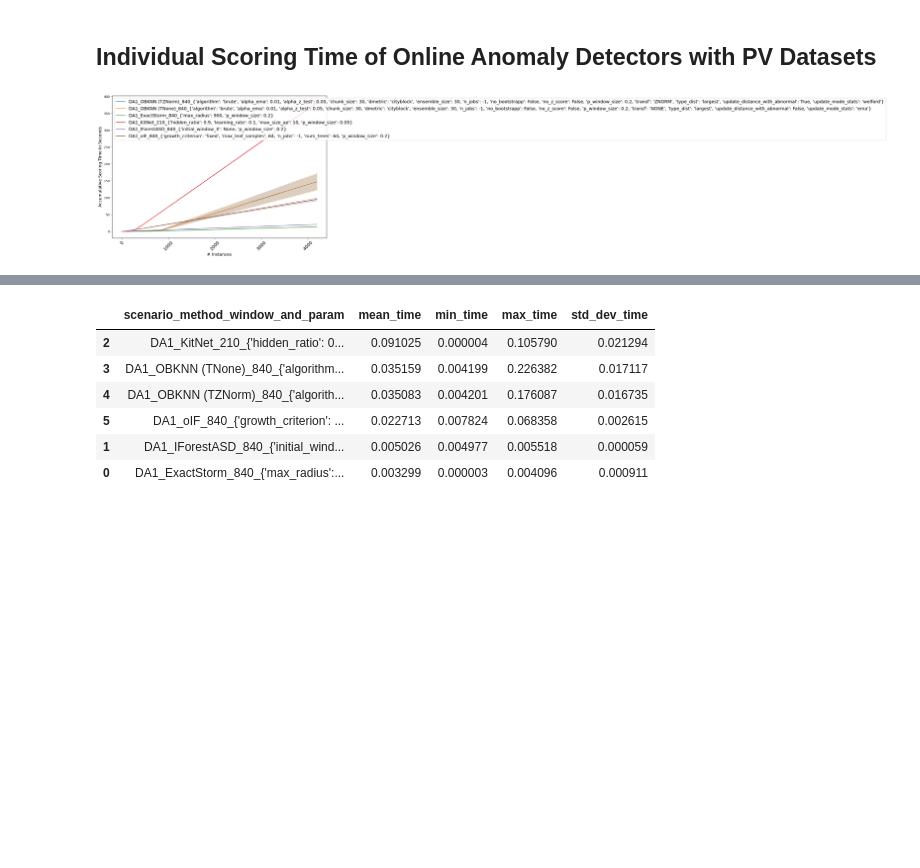
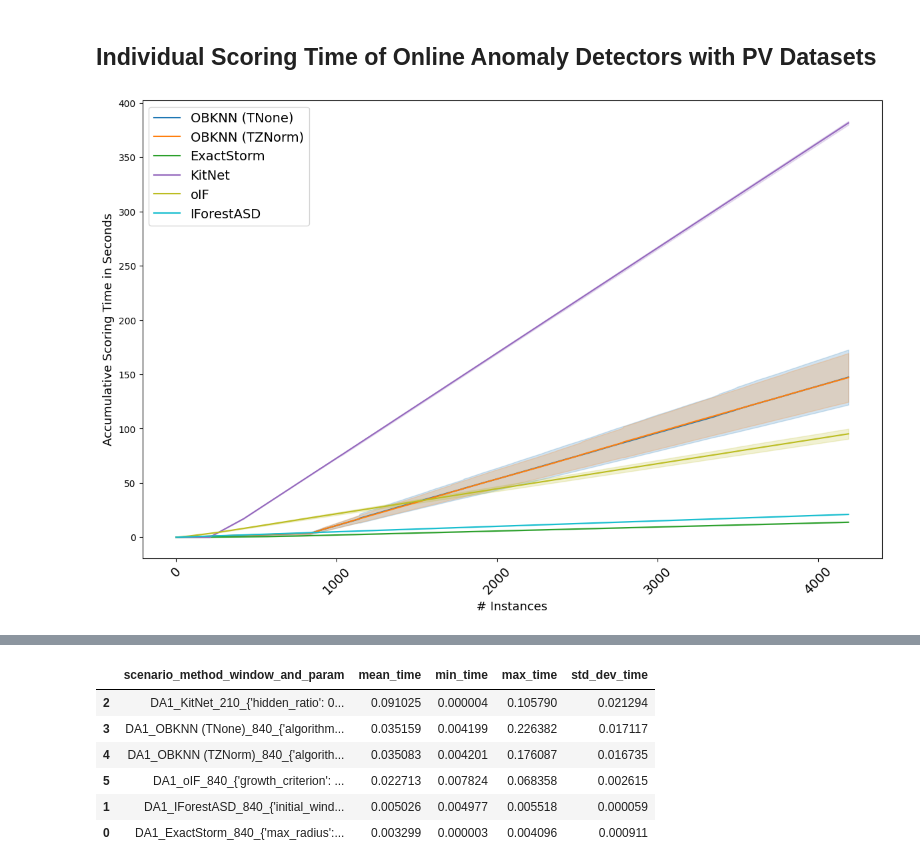
Before and after one commit to nirojasva/spectral-benchmark-bv4, a Jupyter notebook: notebooks/2_DA_Individual_Score_PV_Sources.ipynb, the cells around one changed output, grey strips where cells are left out. Saved outputs shown, nothing was run; the diff lists cells and outputs as text; code cells hidden in the pictures; blank space fills up the shorter version.

```diff
--- a/notebooks/2_DA_Individual_Score_PV_Sources.ipynb
+++ b/notebooks/2_DA_Individual_Score_PV_Sources.ipynb
@@ -298,11 +289,16 @@ drift_start = pd.to_datetime('15:50').replace(year=2025, month=6, day=9)
 drift_end = pd.to_datetime('16:10').replace(year=2025, month=6, day=9)
 
 for m, color in zip(tecnique, color_list):
+    save_name = m.split('_')[1] if '_' in m else m
+    color = color_map.get(save_name)
+
+
     print(f"Plotting method: {m}")
     fig, ax1 = plt.subplots(figsize=(12, 8))
 
     method_data = average_results[(average_results[acol] == m)].copy()
     N = len(method_data) - 1000
+    #N = len(method_data) - int(method_data['window_size'].iloc[0])
     method_data = method_data.tail(N)
 
     # 1. Plot Score medio
@@ -338,8 +334,8 @@ for m, color in zip(tecnique, color_list):
     ax1.set_xlabel('Time', fontsize=FONTSIZE_SEC)
     ax1.set_ylabel('Average Score in Time', fontsize=FONTSIZE_SEC)
 
-    title_name = m.split('_')[1] if '_' in m else m
-    ax1.set_title(f"Score for {title_name}", fontsize=FONTSIZE_SEC)
+
+    ax1.set_title(f"Score for {save_name}", fontsize=FONTSIZE_SEC)
 
     ax2.set_ylabel('Ground Truth', fontsize=FONTSIZE_SEC)
     ax2.set_ylim(0, 1.05)
@@ -350,7 +346,7 @@ for m, color in zip(tecnique, color_list):
     plt.xticks(rotation=45, fontsize=FONTSIZE_MAIN)
     plt.tight_layout()
 
-    save_name = m.split('_')[1] if '_' in m else m
+
     plt.savefig(current_dir / 'notebooks' / 'score_functions' / f"{COD_SCENARIO}_score_{save_name}.pdf", format="pdf")
     plt.show()
 # %% [output]
@@ -369,6 +365,9 @@ Plotting method: DA1_oIF_840_{'growth_criterion': 'fixed', 'max_leaf_samples': 6
 # %%
 
 for m, color in zip(tecnique, color_list):
+    save_name = m.split('_')[1] if '_' in m else m
+    color = color_map.get(save_name)
+
     # Plot ROC Curve
     plt.figure(figsize=(12, 5))
     f_method_data = final_df[final_df[acol] == m]
@@ -379,7 +378,8 @@ for m, color in zip(tecnique, color_list):
         # Filter data for the current method and iteration
         method_data = f_method_data[f_method_data['iteration'] == i]
 
-        N = len(method_data) - int(method_data['window_size'].iloc[0])
+        #N = len(method_data) - int(method_data['window_size'].iloc[0])
+        N = len(method_data) - 1000
         # Apply the filter
         method_data = method_data.tail(N)
 
@@ -404,7 +404,7 @@ for m, color in zip(tecnique, color_list):
         plt.plot([0, 1], [0, 1], color='gray', linestyle='--')
         plt.xlabel('False Positive Rate', fontsize=FONTSIZE_SEC)
         plt.ylabel('True Positive Rate', fontsize=FONTSIZE_SEC)
-        plt.title(f'ROC Curve for {m}', fontsize=FONTSIZE_SEC)
+        plt.title(f'ROC Curve for {save_name}', fontsize=FONTSIZE_SEC)
         plt.legend(loc='lower right', fontsize=FONTSIZE_MAIN)
 
         # Plot Precision-Recall Curve
@@ -414,7 +414,7 @@ for m, color in zip(tecnique, color_list):
 
         plt.xlabel('Recall', fontsize=FONTSIZE_SEC)
         plt.ylabel('Precision', fontsize=FONTSIZE_SEC)
-        plt.title(f'Precision-Recall Curve for {m}', fontsize=FONTSIZE_SEC)
+        plt.title(f'Precision-Recall Curve for {save_name}', fontsize=FONTSIZE_SEC)
         plt.legend(loc='lower left', fontsize=FONTSIZE_MAIN)
 
         plt.tight_layout()
@@ -458,6 +458,8 @@ grouped_data = final_df.groupby([acol, 'timestamp']).agg(
 
 # Loop through methods and plot the accumulated values with shaded area
 for m, color in zip(tecnique, color_list):
+    save_name = m.split('_')[1] if '_' in m else m
+    color = color_map.get(save_name)
 
     method_data = grouped_data[grouped_data[acol] == m]
 
@@ -468,7 +470,7 @@ for m, color in zip(tecnique, color_list):
     plt.plot(
         range(len(method_data['timestamp'])),  # Use the index as x-axis
         cumulative_training_time,
-        label=f'{m}',
+        label=f'{save_name}',
         color=color
     )
 
@@ -530,7 +532,8 @@ grouped_data = final_df.groupby([acol, 'timestamp']).agg(
 
 
 for m, color in zip(tecnique, color_list):
-
+    save_name = m.split('_')[1] if '_' in m else m
+    color = color_map.get(save_name)
     method_data = grouped_data[grouped_data[acol] == m]
 
 
@@ -540,7 +543,7 @@ for m, color in zip(tecnique, color_list):
     plt.plot(
         method_data['timestamp'],
         training_time,
-        label=f'{m}',
+        label=f'{save_name}',
         color=color
     )
 
@@ -628,6 +631,8 @@ grouped_data = final_df.groupby([acol, 'timestamp']).agg(
 
 # Loop through methods and plot the accumulated values with shaded area
 for m, color in zip(tecnique, color_list):
+    save_name = m.split('_')[1] if '_' in m else m
+    color = color_map.get(save_name)
 
     method_data = grouped_data[grouped_data[acol] == m]
 
@@ -638,7 +643,7 @@ for m, color in zip(tecnique, color_list):
     plt.plot(
         range(len(method_data['timestamp'])),  # Use the index as x-axis
         cumulative_training_time,
-        label=f'{m}',
+        label=f'{save_name}',
         color=color
     )
 
@@ -659,34 +664,34 @@ for m, color in zip(tecnique, color_list):
     # Format the max value properly
     formatted_max_time = f"{max_time:,.2f}"  # Adds commas and rounds to 2 decimals
 
     if m in ["OnlineBootKNN", "xStream", "KitNet"]:
         # Annotate the max value
         plt.annotate(
             f'Max: {formatted_max_time}',
             xy=(max_timestamp, max_time),
             xytext=(max_timestamp, max_time * 1.03),  # Adjusted for better visibility
             #arrowprops=dict(facecolor=color, arrowstyle='->'),
             fontsize=FONTSIZE_MAIN,
             color=color,
             ha='center'
         )
 
 # Format the x-axis to show only the hours
 # plt.gca().xaxis.set_major_formatter(mdates.DateFormatter('%H:%M'))
 
 # Adding labels and title
 #plt.title("Scoring Time", fontsize=FONTSIZE_SEC)
 plt.xlabel('# Instances', fontsize=FONTSIZE_SEC)
 plt.ylabel('Accumulative Scoring Time in Seconds', fontsize=FONTSIZE_SEC)
 plt.legend(loc='upper left', fontsize=FONTSIZE_MAIN)  # Place legend dynamically
 plt.xticks(rotation=45, fontsize=FONTSIZE_MAIN)
 #plt.grid(True, linestyle='--', alpha=0.6)  # Improve grid visibility
 plt.tight_layout()
 #plt.savefig(current_dir / 'notebooks' / 'img_training_and_scoring_time'/ f"{SCENARIO}_accum_scoring_time.pdf", format="pdf")
 # Display the plot
 plt.show()
 # %% [output]
-[figure, old version]
+[figure, new version]
 # %%
 # Create a single figure
 plt.figure(figsize=(12, 8))
```
Also changed, not shown: parts of 25 cells of this notebook, 14 other files.
